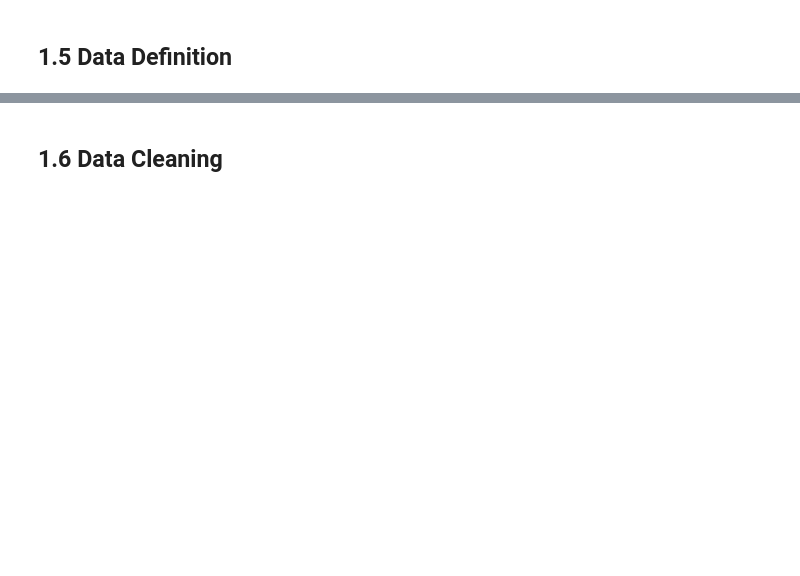
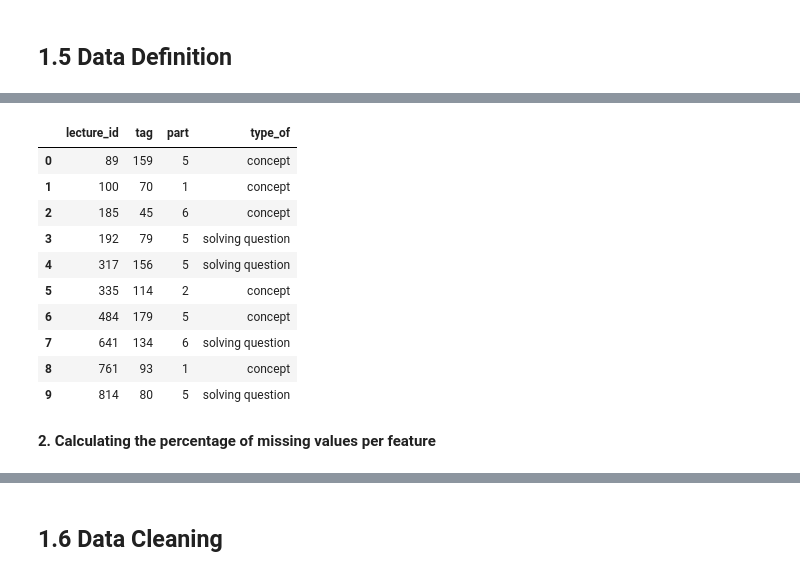
Before and after one commit to Razvanepe/Answer_Correctness_Prediction, a Jupyter notebook: notebooks/Data Wrangling - Draft.ipynb, the cells around one changed output, grey strips where cells are left out. Drawn from its saved outputs; the diff is of its cells as text; code cells hidden in the pictures; blank space fills up the shorter version.

```diff
--- a/notebooks/Data Wrangling - Draft.ipynb
+++ b/notebooks/Data Wrangling - Draft.ipynb
@@ -86,0 +291,16 @@ We are working with 3 DF:
+# %%
+lectures.head(10)
+# %% [output]
+|  | lecture_id | tag | part | type_of |
+| 0 | 89 | 159 | 5 | concept |
+| 1 | 100 | 70 | 1 | concept |
+| 2 | 185 | 45 | 6 | concept |
+| 3 | 192 | 79 | 5 | solving question |
+| 4 | 317 | 156 | 5 | solving question |
+| 5 | 335 | 114 | 2 | concept |
+| 6 | 484 | 179 | 5 | concept |
+| 7 | 641 | 134 | 6 | solving question |
+| 8 | 761 | 93 | 1 | concept |
+| 9 | 814 | 80 | 5 | solving question |
+# %% [markdown]
+**2. Calculating the percentage of missing values per feature**
```
Also changed, not shown: parts of 33 cells of this notebook.
